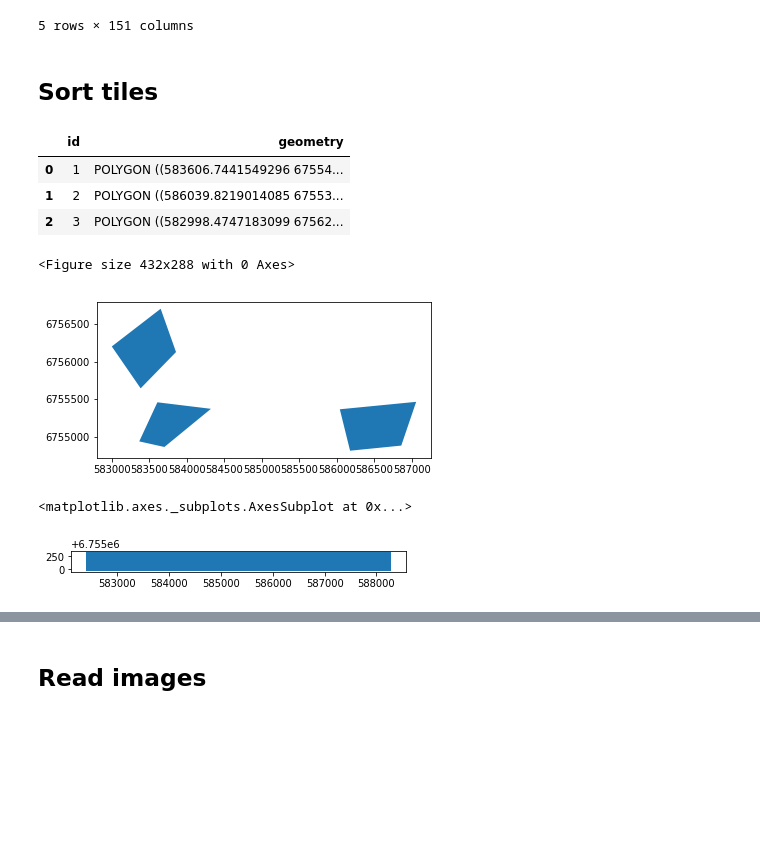
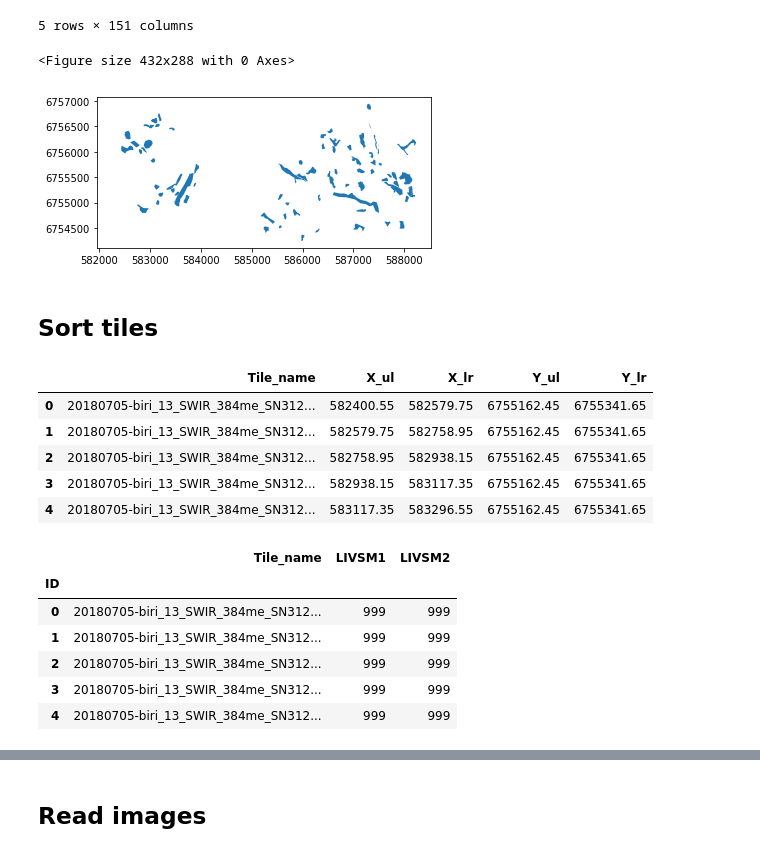
Before and after one commit to JonHidlePedersen/Master-thesis-Jon-Hidle-Pedersen, a Jupyter notebook: Kode/Split_and_sort_tiles.ipynb, the cells around one changed output, grey strips where cells are left out. Drawn from its saved outputs; the diff is of its cells as text; code cells hidden in the pictures; blank space fills up the shorter version.

Commit message:
Made a way to label each tile. Started implementing labels in generator

```diff
--- a/Kode/Split_and_sort_tiles.ipynb
+++ b/Kode/Split_and_sort_tiles.ipynb
@@ -71,8 +71,9 @@ MIS_code_key
 | 11 | 12 | Bekkekløfter |
 # %%
 # Read mis-polygons
-mis_geometry = geopandas.read_file('../Prosjekt_Honne_data_Landbruksdirektoratet/Leveranse_MiS_201017_Mjosen/MiS_NiN_Biri_Mjosen_2017.shp')
-mis_geometry.head()
+mis_geometry_mjosen = geopandas.read_file('../Prosjekt_Honne_data_Landbruksdirektoratet/Leveranse_MiS_201017_Mjosen/MiS_NiN_Biri_Mjosen_2017.shp')
+
+mis_geometry_mjosen.head()
 # %% [output]
 |  | OBJECTID | AREAL | REG_DATO_F | KGRAD | VERDI | NATURTYPE | KGRAD_BEGR | SKOGBESKRI | FORVALTNIN | ... |
 | 0 | 0 | 8 | 2017-09-01 | 0 | None | 0 | None | Ensjiktet produksjonsskog av gran... | None | ... |
@@ -81,6 +82,14 @@ mis_geometry.head()
 | 3 | 0 | 3 | 2017-09-12 | 0 | None | 0 | None | Liggende og noe stående død ved. | None | ... |
 | 4 | 0 | 9 | 2017-09-13 | 0 | None | 0 | None | Også noe stående død ved. | None | ... |
 5 rows × 151 columns
+# %%
+# Plot mis-polygons
+plt.figure()
+mis_geometry_mjosen.plot()
+plt.show()
+# %% [output]
+<Figure size 432x288 with 0 Axes>
+[figure, added]
 # %% [markdown]
 ## Sort tiles
 # %%
@@ -89,30 +98,37 @@ all_files = glob.glob(os.path.join(in_directory, "*.csv"))     # advisable to us
 
 df_from_each_file = (pd.read_csv(f, names = ["Tile_name", "X_ul", "X_lr", "Y_ul", "Y_lr"]) for f in all_files)
 concatenated_df   = pd.concat(df_from_each_file, ignore_index=True)
-# %%
-# Read mis-polygons
-mis_geometry = geopandas.read_file('../Qgis/test_polygon/testpolygon.shp')
-mis_geometry.head()
-# %% [output]
-|  | id | geometry |
-| 0 | 1 | POLYGON ((583606.7441549296 67554... |
-| 1 | 2 | POLYGON ((586039.8219014085 67553... |
-| 2 | 3 | POLYGON ((582998.4747183099 67562... |
-# %%
-# Plot mis-polygons
-plt.figure()
-mis_geometry.plot()
-plt.show()
-# %% [output]
-<Figure size 432x288 with 0 Axes>
-[figure, removed]
+# %%
+concatenated_df.head()
+# %% [output]
+|  | Tile_name | X_ul | X_lr | Y_ul | Y_lr |
+| 0 | 20180705-biri_13_SWIR_384me_SN312... | 582400.55 | 582579.75 | 6755162.45 | 6755341.65 |
+| 1 | 20180705-biri_13_SWIR_384me_SN312... | 582579.75 | 582758.95 | 6755162.45 | 6755341.65 |
+| 2 | 20180705-biri_13_SWIR_384me_SN312... | 582758.95 | 582938.15 | 6755162.45 | 6755341.65 |
+| 3 | 20180705-biri_13_SWIR_384me_SN312... | 582938.15 | 583117.35 | 6755162.45 | 6755341.65 |
+| 4 | 20180705-biri_13_SWIR_384me_SN312... | 583117.35 | 583296.55 | 6755162.45 | 6755341.65 |
 # %%
 # Create a geometry of every tile (bounding box)
 # https://gis.stackexchange.com/questions/285336/convert-polygon-bounding-box-to-geodataframe
 b = [geopandas.base.box(l, b, r, t) for l, b, r, t in zip(concatenated_df.X_ul, concatenated_df.Y_lr, concatenated_df.X_lr, concatenated_df.Y_ul)]
 
 gdf = geopandas.GeoDataFrame(concatenated_df, geometry=b)
+
+# Create dataframe to save labels
+labeled_tiles = pd.DataFrame(gdf['Tile_name'])
+labeled_tiles.index.name = 'ID'
+
+# Create label collum
+labeled_tiles["LIVSM1"] = (int(999))
+labeled_tiles["LIVSM2"] = (int(999))
-# %% [output]
-<matplotlib.axes._subplots.AxesSubplot at 0x...>
-[figure, removed]
+# %%
+labeled_tiles.head()
+# %% [output]
+|  | Tile_name | LIVSM1 | LIVSM2 |
+| ID |  |  |  |
+| 0 | 20180705-biri_13_SWIR_384me_SN312... | 999 | 999 |
+| 1 | 20180705-biri_13_SWIR_384me_SN312... | 999 | 999 |
+| 2 | 20180705-biri_13_SWIR_384me_SN312... | 999 | 999 |
+| 3 | 20180705-biri_13_SWIR_384me_SN312... | 999 | 999 |
+| 4 | 20180705-biri_13_SWIR_384me_SN312... | 999 | 999 |
 # %%
```
Also changed, not shown: parts of 6 cells of this notebook, 1 other file.
